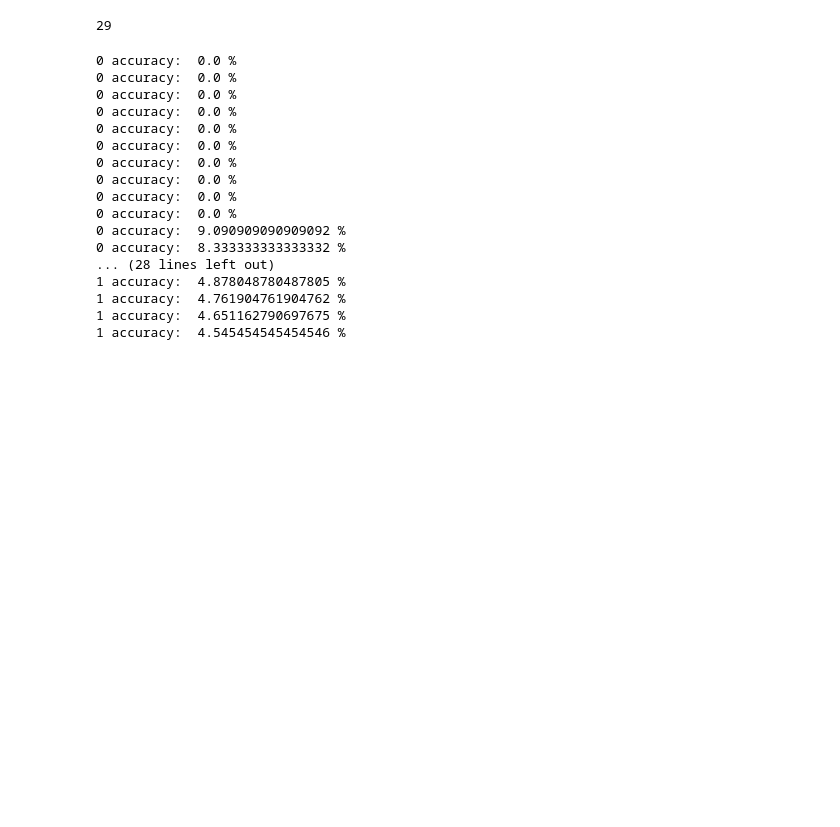
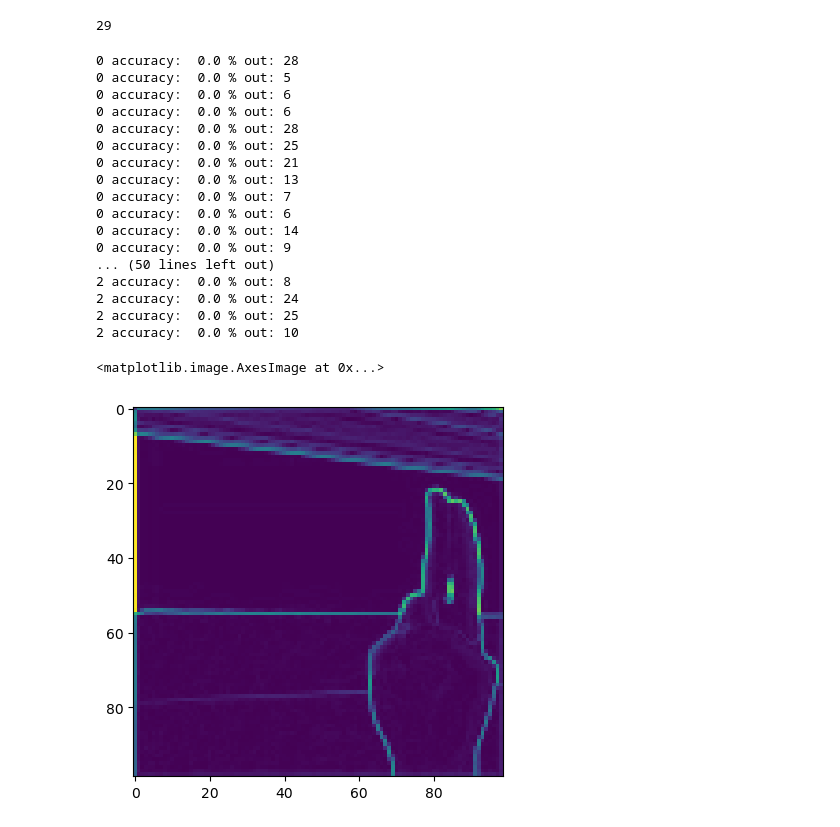
Before and after one commit to unic0rn9k/ASL-translate, a Jupyter notebook: tegnsprogstranslate.ipynb, the cells around one changed output. Cells and saved outputs as stored; diff of their text form; code cells hidden in the pictures; blank space fills up the shorter version.

```diff
--- a/tegnsprogstranslate.ipynb
+++ b/tegnsprogstranslate.ipynb
@@ -113,7 +114,13 @@ class CNN:
                 for k_row in range(0,x.shape[0]):
                     for k_col in range(0,x.shape[1]):
 
-                        dldo = Δy[min(k_row + i_row, Δy.shape[0]-1), min(k_col + i_col, Δy.shape[1]-1)]
+                        drow = k_row + i_row
+                        dcol = k_row + i_row
+
+                        if drow >= Δy.shape[0] or dcol >= Δy.shape[1]:
+                            continue
+
+                        dldo = Δy[drow, dcol]
                         dodf = x[k_row, k_col]
 
                         dldf[i_row, i_col] += dldo * dodf
@@ -145,7 +152,7 @@ class MaxPool:
 
         for row in range(0, r):
             for col in range(0, c):
-                i_ = i[r*s:r*s+r, c*s:c*s+c]
+                i_ = i[row*s:row*s+s, col*s:col*s+s]
                 if i_.shape == (0,0):
                     continue
                 o[row,col] = i_.max()
@@ -208,8 +219,8 @@ def onehot(n, len):
     return 0
 # %%
 l1 = CNN((10, 10), lr=0.01)
-l2 = MaxPool((60, 60), 4)
-l3 = DenseLayer(15*15, len(labels), lr=0.01)
+l2 = MaxPool((100, 100), 4)
+l3 = DenseLayer(int((100/4)**2), len(labels), lr=0.01)
 # %%
 def training_data(i):
     return [
@@ -226,7 +237,7 @@ correct = 0
 for n in range(0,100):
     for (img, target, letter) in training_data(n):
         l1o = l1.predict(img)
-        l2o = l2.predict(l1o)
+        l2o = np.fmax(l2.predict(l1o), 0)
         l3o = l3.predict(l2o.flatten())
         out = softmax(l3o)
 
@@ -235,27 +246,31 @@ for n in range(0,100):
 
         dc = 2*(out - target)
         d3 = l3.backprop(l2o, delta_softmax(l3o, dc))
-        d2 = np.fmax(l2.backprop(d3), 0)
+        d2 = l2.backprop(d3)
         l1.backprop(img, d2)
 
         i += 1
-        print(n,"accuracy: ", correct/i*100, "%")
-        #print(out)
+        print(n,"accuracy: ", correct/i*100, "% out:", out.argmax())
 # %% [output]
-0 accuracy:  0.0 %
-0 accuracy:  0.0 %
-0 accuracy:  0.0 %
-0 accuracy:  0.0 %
-0 accuracy:  0.0 %
-0 accuracy:  0.0 %
-0 accuracy:  0.0 %
-0 accuracy:  0.0 %
-0 accuracy:  0.0 %
-0 accuracy:  0.0 %
-0 accuracy:  9.090909090909092 %
-0 accuracy:  8.333333333333332 %
-... (28 lines left out)
-1 accuracy:  4.878048780487805 %
-1 accuracy:  4.761904761904762 %
-1 accuracy:  4.651162790697675 %
-1 accuracy:  4.545454545454546 %
+0 accuracy:  0.0 % out: 28
+0 accuracy:  0.0 % out: 5
+0 accuracy:  0.0 % out: 6
+0 accuracy:  0.0 % out: 6
+0 accuracy:  0.0 % out: 28
+0 accuracy:  0.0 % out: 25
+0 accuracy:  0.0 % out: 21
+0 accuracy:  0.0 % out: 13
+0 accuracy:  0.0 % out: 7
+0 accuracy:  0.0 % out: 6
+0 accuracy:  0.0 % out: 14
+0 accuracy:  0.0 % out: 9
+... (50 lines left out)
+2 accuracy:  0.0 % out: 8
+2 accuracy:  0.0 % out: 24
+2 accuracy:  0.0 % out: 25
+2 accuracy:  0.0 % out: 10
+# %%
+p.imshow(img)
+# %% [output]
+<matplotlib.image.AxesImage at 0x...>
+[figure, added]
```
Also changed, not shown: parts of 6 cells of this notebook.
